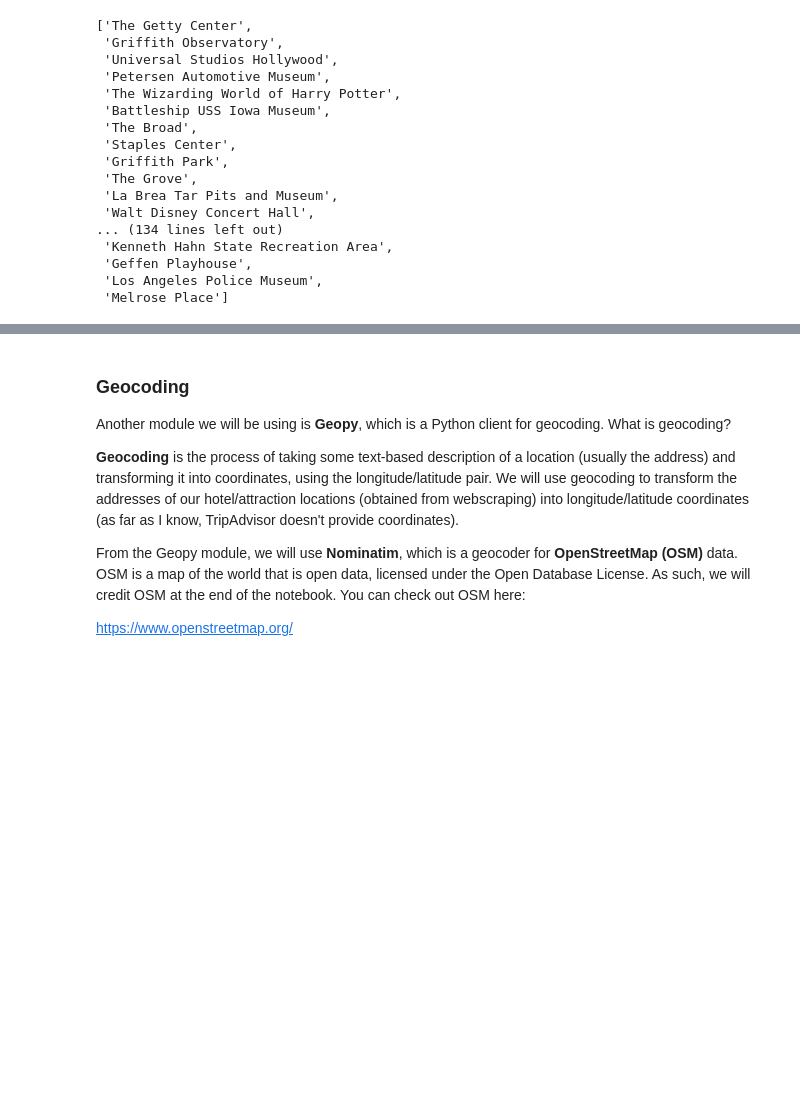
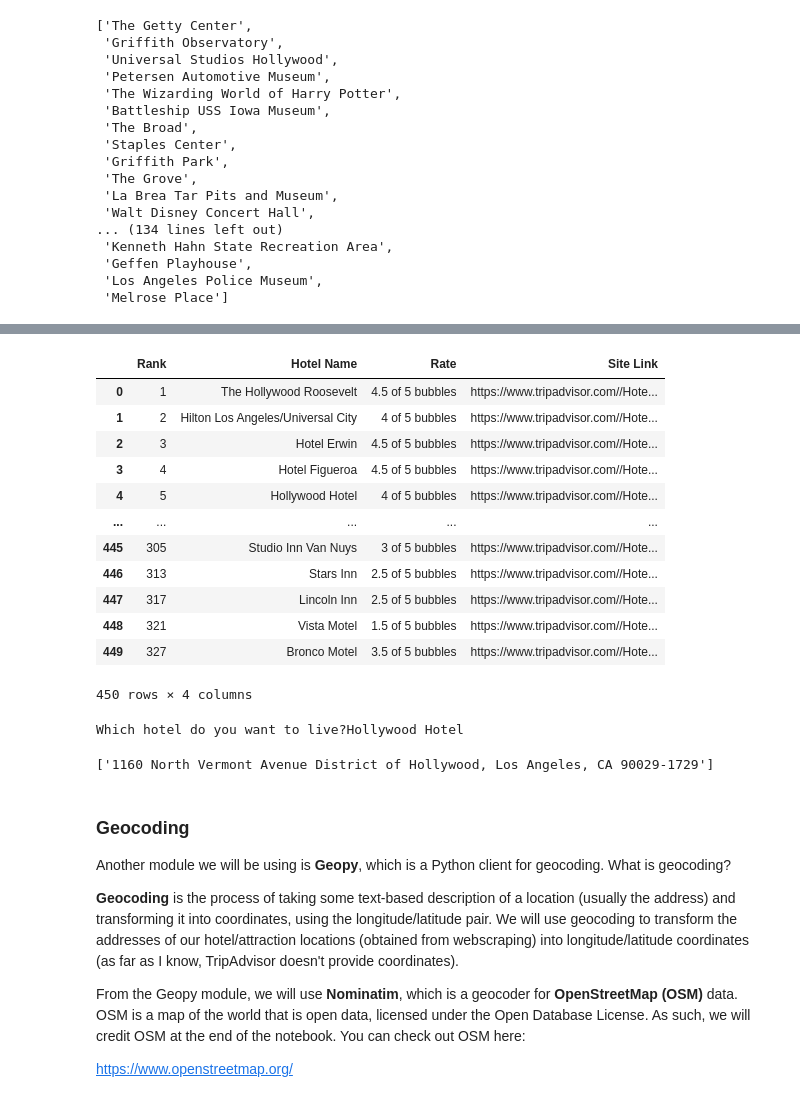
Before and after one commit to jren99/pic16b_project_LA_Travel_Planner, a Jupyter notebook: route-visualization.ipynb, the cells around one changed output, grey strips where cells are left out. Saved outputs shown, nothing was run; the diff lists cells and outputs as text; code cells hidden in the pictures; blank space fills up the shorter version.

```diff
--- a/route-visualization.ipynb
+++ b/route-visualization.ipynb
@@ -98,0 +104,3 @@ locations
+# %%
+html_main = requests.get("https://www.tripadvisor.com/Hotels-g32655-Los_Angeles_California-Hotels.html")
+bsobj_main = soup(html_main.content, "lxml")
@@ -99,3 +125,55 @@ locations
+# %%
+top_600 = list(range(30, 600, 30))
+# %%
+for num in top_600:
+    html_main = requests.get("https://www.tripadvisor.com/Hotels-g32655-oa" + str(num) + "-Los_Angeles_California-Hotels.html")
+    bsobj_main = soup(html_main.content, "lxml")
+
+    for s1 in bsobj_main.find_all("div", class_ = "ui_column is-8 main_col allowEllipsis"):
+        if s1.find("span", class_ = "ui_merchandising_pill sponsored_v2") == None:
+            for s2 in s1.find_all("div", class_ = "listing_title"):
+                hotel_name.append(s1.a.text[6:])
+                hotel_link.append(s1.a["href"])
+            for s3 in s1.find_all("div", class_ = "info-col"):
+                if s3.a.text == "0 reviews":
+                    rate_score.append("0 of 5 bubbles")
+                else:
+                    rate_score.append(s3.a["alt"])
+
+    for s4 in bsobj_main.find_all("div", class_ = "popindex"):
+        rank.append(s4.text.split(" ")[0][1:])
+# %%
+hotel_link_update = []
+for site in hotel_link:
+    hotel_link_update.append("https://www.tripadvisor.com/" + site)
+# %%
+data = {"Rank": rank[:450], "Hotel Name": hotel_name[:450], "Rate": rate_score[:450], "Site Link": hotel_link_update[:450]}
+hotels = pd.DataFrame.from_dict(data)
+hotels
+# %% [output]
+|  | Rank | Hotel Name | Rate | Site Link |
+| 0 | 1 | The Hollywood Roosevelt | 4.5 of 5 bubbles | https://www.tripadvisor.com//Hote... |
+| 1 | 2 | Hilton Los Angeles/Universal City | 4 of 5 bubbles | https://www.tripadvisor.com//Hote... |
+| 2 | 3 | Hotel Erwin | 4.5 of 5 bubbles | https://www.tripadvisor.com//Hote... |
+| 3 | 4 | Hotel Figueroa | 4.5 of 5 bubbles | https://www.tripadvisor.com//Hote... |
+| 4 | 5 | Hollywood Hotel | 4 of 5 bubbles | https://www.tripadvisor.com//Hote... |
+| ... | ... | ... | ... | ... |
+| 445 | 305 | Studio Inn Van Nuys | 3 of 5 bubbles | https://www.tripadvisor.com//Hote... |
+| 446 | 313 | Stars Inn | 2.5 of 5 bubbles | https://www.tripadvisor.com//Hote... |
+| 447 | 317 | Lincoln Inn | 2.5 of 5 bubbles | https://www.tripadvisor.com//Hote... |
+| 448 | 321 | Vista Motel | 1.5 of 5 bubbles | https://www.tripadvisor.com//Hote... |
+| 449 | 327 | Bronco Motel | 3.5 of 5 bubbles | https://www.tripadvisor.com//Hote... |
+450 rows × 4 columns
+# %%
+hotel_want_to_go_name = str(input("Which hotel do you want to live?"))
+hotel_visit_html = hotel_scraper.visit_hotel(hotels, hotel_want_to_go_name)
+# %% [output]
+Which hotel do you want to live?Hollywood Hotel
+# %%
+hotel_location = hotel_scraper.find_location(hotel_visit_html)
+hotel_location
+# %% [output]
+['1160 North Vermont Avenue District of Hollywood, Los Angeles, CA 90029-1729']
 # %% [markdown]
 ### Geocoding
 Another module we will be using is **Geopy**, which is a Python client for geocoding. What is geocoding?
```
Also changed, not shown: parts of 22 cells of this notebook, 1 other file.
